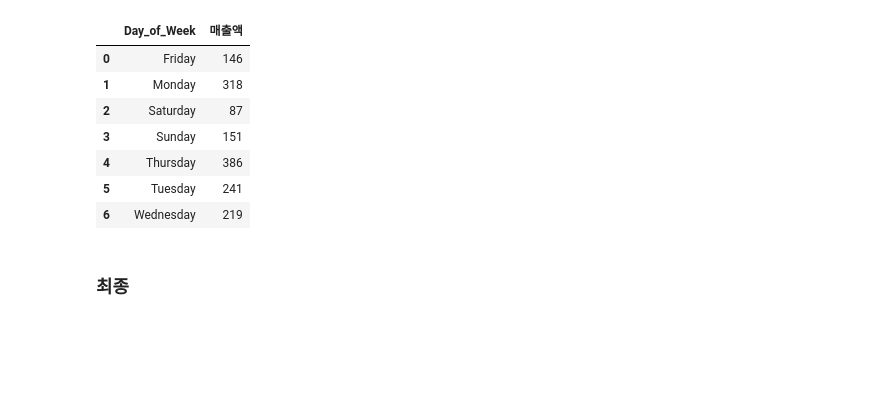
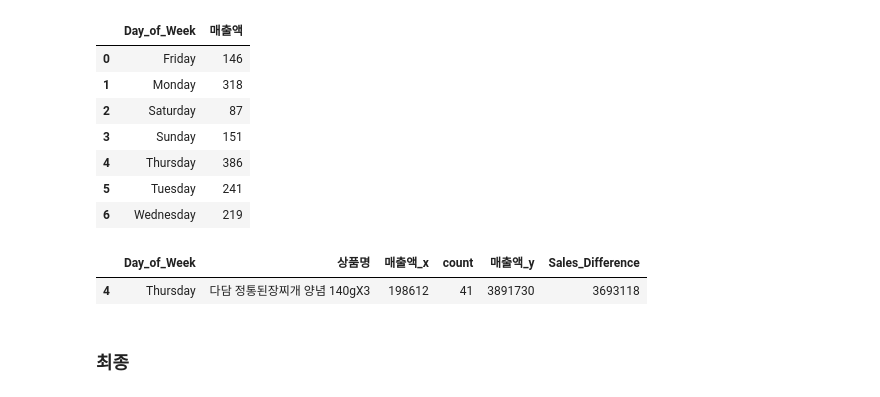
Before and after one commit to ha-es/doit_python, a Jupyter notebook: BDA/내부공모전/11st.ipynb, the cells around one changed output. Cells and saved outputs as stored; diff of their text form; code cells hidden in the pictures; blank space fills up the shorter version.

```diff
--- a/BDA/내부공모전/11st.ipynb
+++ b/BDA/내부공모전/11st.ipynb
@@ -450,6 +463,11 @@ daily_cnt
 | 4 | Thursday | 386 |
 | 5 | Tuesday | 241 |
 | 6 | Wednesday | 219 |
+# %%
+merge_sorted[merge_sorted['상품명'].str.contains('[11번가]')]
+# %% [output]
+|  | Day_of_Week | 상품명 | 매출액_x | count | 매출액_y | Sales_Difference |
+| 4 | Thursday | 다담 정통된장찌개 양념 140gX3 | 198612 | 41 | 3891730 | 3693118 |
 # %% [markdown]
 ### 최종
 # %%
```
Also changed, not shown: parts of 2 cells of this notebook, 3 other files.
